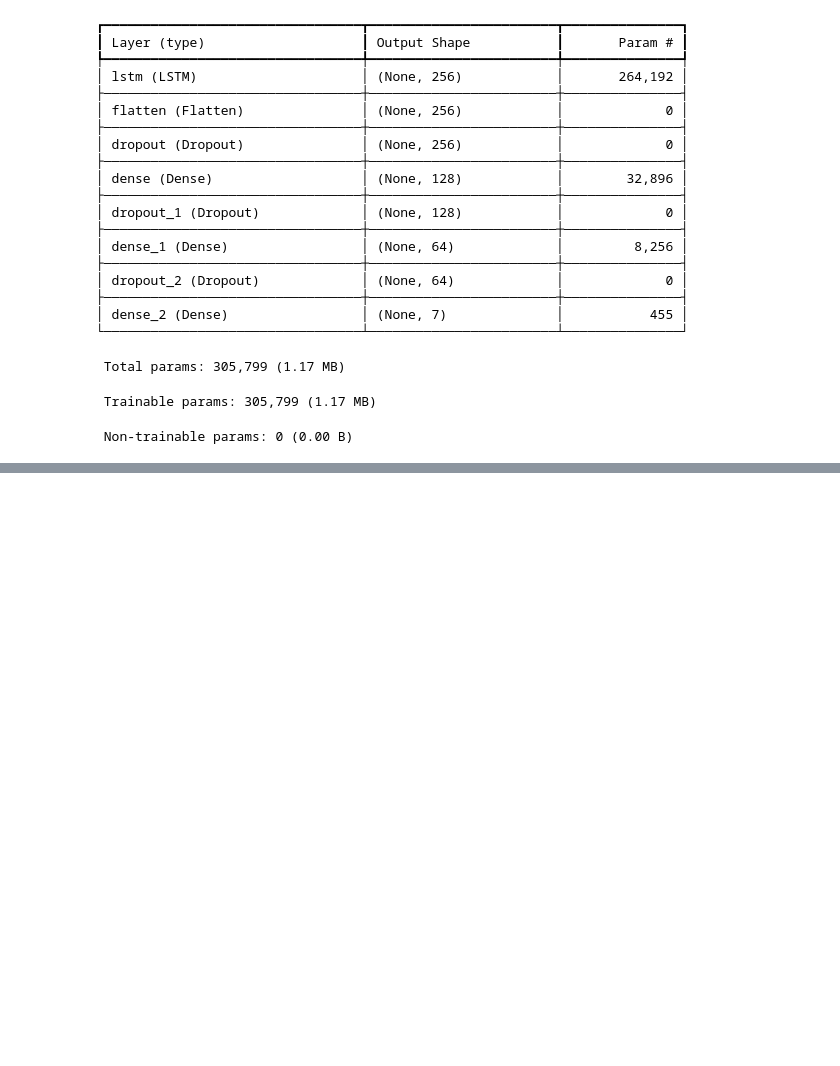
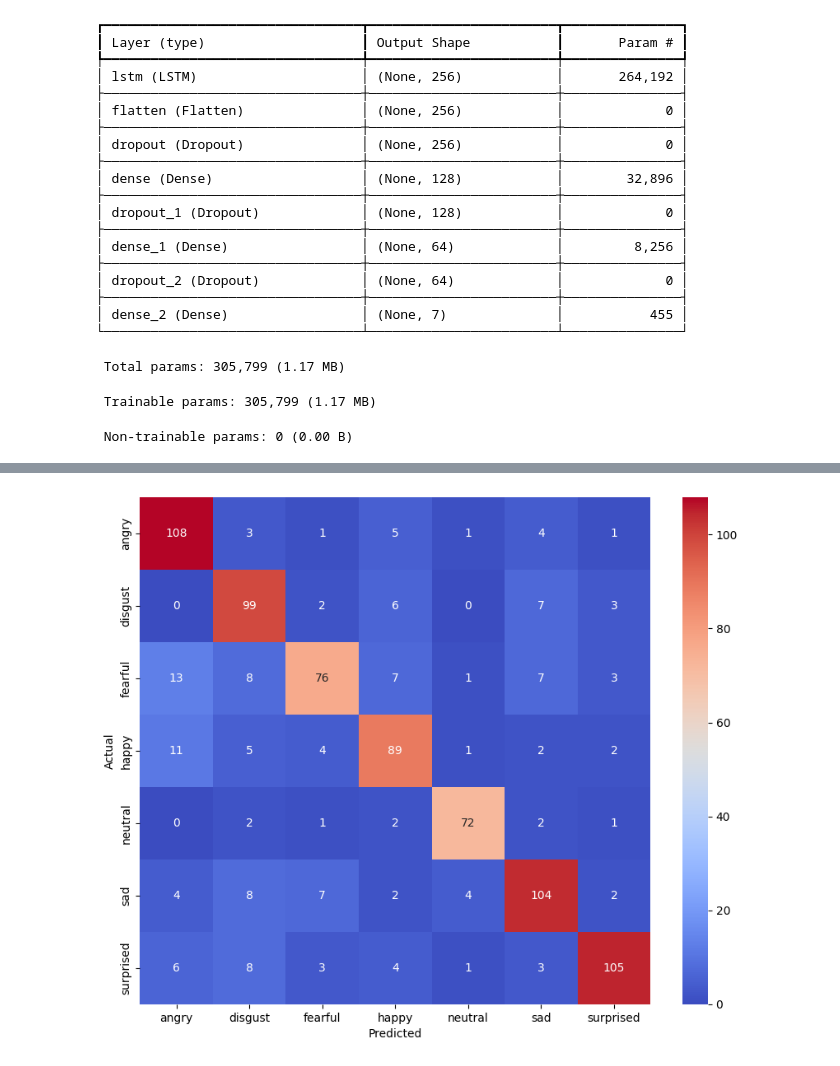
Before and after one commit to nickzheng20/Emotifying-Vocal-Communication, a Jupyter notebook: Model Trainers/Model Trainer (Mixed_LSTM).ipynb, the cells around one changed output, grey strips where cells are left out. Cells and saved outputs as stored; diff of their text form; code cells hidden in the pictures; blank space fills up the shorter version.

```diff
--- a/Model Trainers/Model Trainer (Mixed_LSTM).ipynb
+++ b/Model Trainers/Model Trainer (Mixed_LSTM).ipynb
@@ -339 +343,11 @@ accuracy_score(y_true, y_pred), cm
+# %%
+# print colorful confusion matrix
+import seaborn as sns
+plt.figure(figsize=(10,8))
+sns.heatmap(cm, annot=True, fmt='d', cmap='coolwarm', xticklabels=enc.categories_[0], yticklabels=enc.categories_[0])
+plt.xlabel('Predicted')
+plt.ylabel('Actual')
+plt.show()
+# %% [output]
+[figure, added]
 # %%
```
Also changed, not shown: parts of 7 cells of this notebook, 5 other files.
